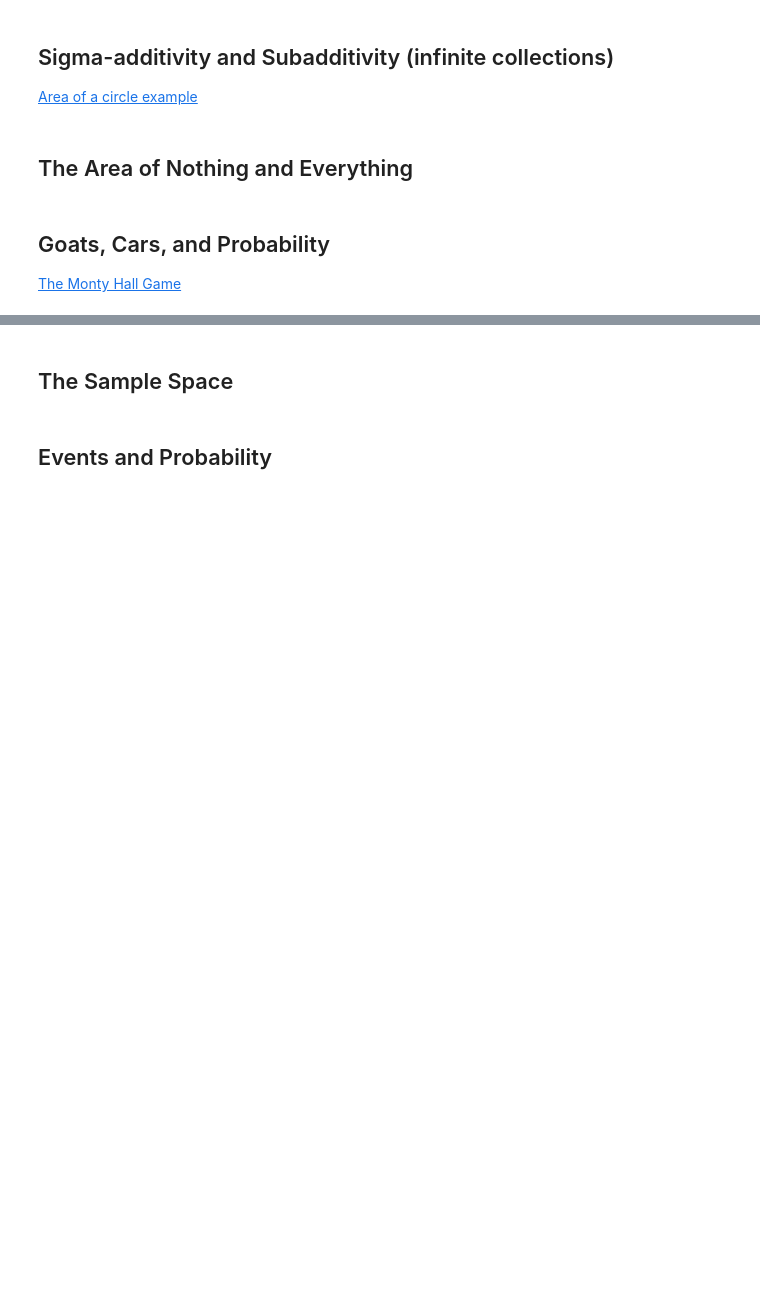
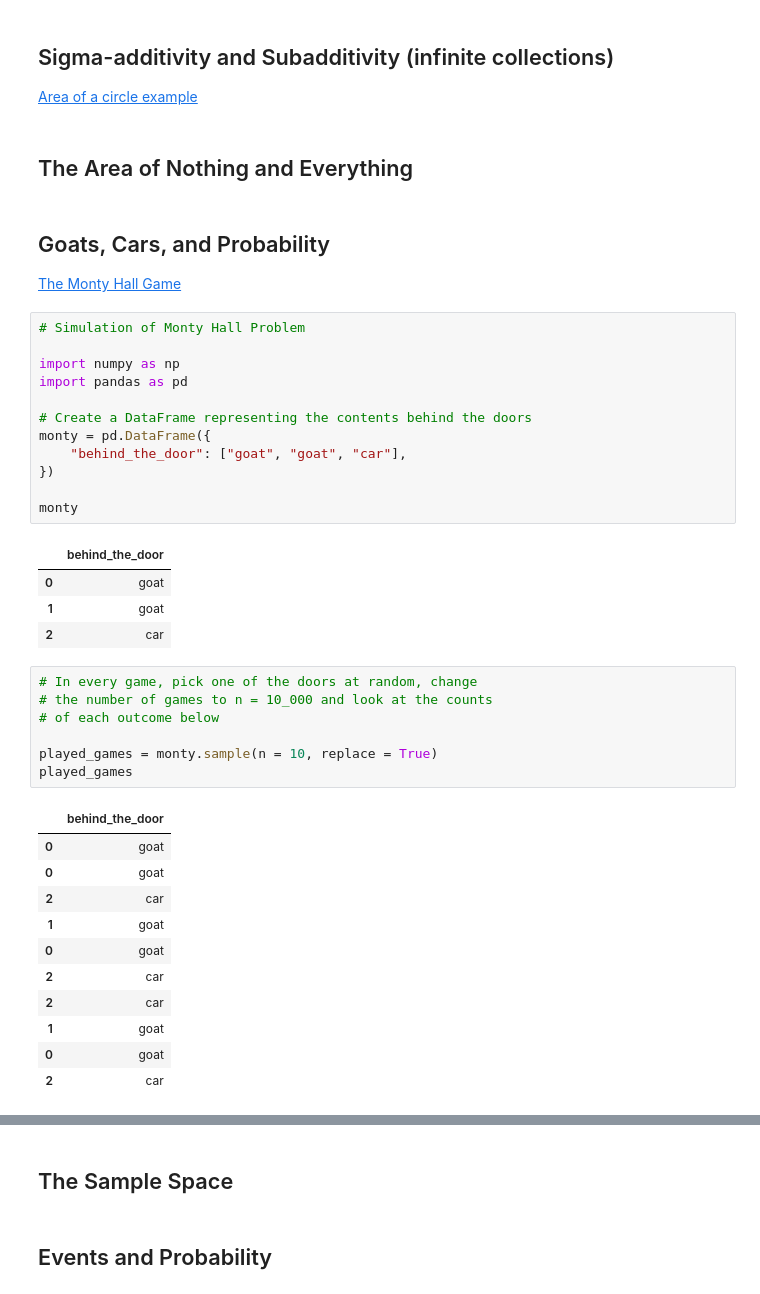
Before and after one commit to febse/stat, a Jupyter notebook: class/01-Probability.ipynb, the cells around one changed output, grey strips where cells are left out. Cells and saved outputs as stored; diff of their text form; blank space fills up the shorter version.

```diff
--- a/class/01-Probability.ipynb
+++ b/class/01-Probability.ipynb
@@ -19,3 +35,39 @@
 ## Goats, Cars, and Probability
 
 [The Monty Hall Game](https://www.mathwarehouse.com/monty-hall-simulation-online)
+# %%
+# Simulation of Monty Hall Problem
+
+import numpy as np
+import pandas as pd
+
+# Create a DataFrame representing the contents behind the doors
+monty = pd.DataFrame({
+    "behind_the_door": ["goat", "goat", "car"],
+})
+
+monty
+# %% [output]
+|  | behind_the_door |
+| 0 | goat |
+| 1 | goat |
+| 2 | car |
+# %%
+# In every game, pick one of the doors at random, change
+# the number of games to n = 10_000 and look at the counts
+# of each outcome below
+
+played_games = monty.sample(n = 10, replace = True)
+played_games
+# %% [output]
+|  | behind_the_door |
+| 0 | goat |
+| 0 | goat |
+| 2 | car |
+| 1 | goat |
+| 0 | goat |
+| 2 | car |
+| 2 | car |
+| 1 | goat |
+| 0 | goat |
+| 2 | car |
```
Also changed, not shown: parts of 29 cells of this notebook, 13 other files.
